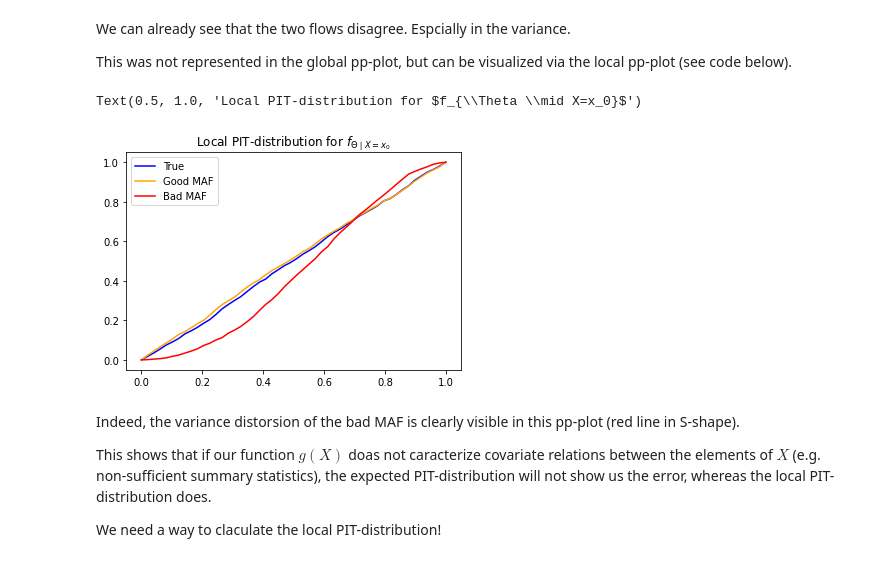
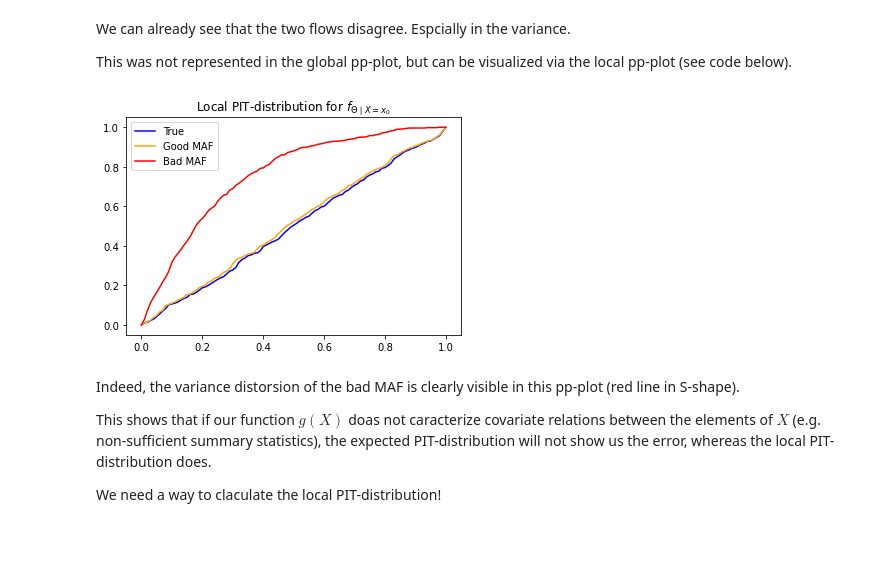
Before and after one commit to JuliaLinhart/valDiags_flows, a Jupyter notebook: PIT_for_ConditionalFlows.ipynb, the cells around one changed output. Cells and saved outputs as stored; diff of their text form; code cells hidden in the pictures.

Commit message:
regression for local PIT and amortized in alpha

```diff
--- a/PIT_for_ConditionalFlows.ipynb
+++ b/PIT_for_ConditionalFlows.ipynb
@@ -67,6 +67,7 @@ We consider a target density $\Theta\mid X \sim \mathcal{N}(X_1+X_2, 1)$ with $X
 # %%
 import numpy as np
 import matplotlib.pyplot as plt
+import pandas as pd
 import torch
 
 import torch.distributions as D
@@ -89,7 +90,14 @@ covariance = np.array([[sigma_1**2, rho*sigma_1*sigma_2],[rho*sigma_1*sigma_2, s
 x_dist = multivariate_normal(mean=mean, cov=covariance)
 
 # Samples from the conditional distribution P(Theta|X)
-n = 2_000 # nb samples
-samples_x = x_dist.rvs(n) # samples from P(X)
-samples_theta = np.array([norm(loc = x[0]+x[1], scale=1).rvs(1) for x in samples_x]) # samples from P(Theta|X)
+n = 5_000 # nb samples
+def get_joint_data(n):
+    samples_x = x_dist.rvs(n) # samples from P(X)
+    samples_theta = np.array([norm(loc = x[0]+x[1], scale=1).rvs(1) for x in samples_x]) # samples from P(Theta|X)
+    return samples_x, samples_theta
+
+samples_x, samples_theta = get_joint_data(n=n)
+
+plt.scatter(samples_x[:,0],samples_x[:,1])
+plt.show()
 # %% [output]
@@ -141,13 +152,13 @@ NB test samples:  torch.Size([200, 2])
 # %%
 # expected PIT-distribution
 cdf_flow = lambda x,context,flow: D.Normal(0,1).cdf(flow._transform(x, context=context)[0])
-Z_maf_good = np.mean([cdf_flow(theta_test, context=x, flow=maf_good).detach().numpy() for x in x_test], axis=0) # E_X[PIT(Theta, X, good]
-Z_maf_bad = np.mean([cdf_flow(theta_test, context=x, flow=maf_bad).detach().numpy() for x in x_test[:,0].reshape(-1,1)], axis=0) # E_X[PIT(Theta, X, bad]
+Z_maf_good = np.array([cdf_flow(theta_test[i][None], context=x, flow=maf_good).detach().numpy() for i,x in enumerate(x_test)]) # [PIT(Theta, X, good)]
+Z_maf_bad = np.array([cdf_flow(theta_test[i][None], context=x, flow=maf_bad).detach().numpy() for i,x in enumerate(x_test[:,0].reshape(-1,1))]) # [PIT(Theta, X, bad)]
 
 # Plot pp_plot
-alphas = np.linspace(0,1)
-z_maf_good = [np.mean(Z_maf_good[:,0] < alpha) for alpha in alphas]
-z_maf_bad = [np.mean(Z_maf_bad[:,0] < alpha) for alpha in alphas]
+alphas = np.linspace(0,0.999,101)
+z_maf_good = [np.mean(Z_maf_good[:,0] < alpha) for alpha in alphas]  # [P_X,Theta(Z < alpha)]
+z_maf_bad = [np.mean(Z_maf_bad[:,0] < alpha) for alpha in alphas]  # [P_X,Theta(Z < alpha)]
 
 plt.plot(alphas, z_true, color='blue', label='True')
 plt.plot(alphas, z_maf_good, color='orange', label='Good MAF')
@@ -163,8 +174,7 @@ Both estimators have uniform PIT-distribution, but the bad MAF is not globally c
 Indeed, the code below will show that the bad MAF is locally inconsistent, which implies also that it cannot be globally consistent.
 # %%
 # Samples from the conditional distribution Theta|X=X_0
-x_0 = x_test[0][None,:]
-n = 2_000 # nb samples
-samples_theta_x = torch.FloatTensor(norm(loc = x_0[:,0]+x_0[:,1], scale=1).rvs(2_000)).reshape(-1,1) # samples from P(Theta|X=x_0)
+x_0 = torch.FloatTensor([[0,-1]])
+samples_theta_x = torch.FloatTensor(norm(loc = x_0[:,0]+x_0[:,1], scale=1).rvs(test_size)).reshape(-1,1) # samples from P(Theta|X=x_0)
 x_0
 # %% [output]
@@ -180,26 +190,25 @@ We can already see that the two flows disagree. Espcially in the variance.
 
 This was not represented in the global pp-plot, but can be visualized via the local pp-plot (see code below).
 # %%
-# expected PIT-distribution
-Z_x = norm.cdf(samples_theta_x, loc=x_0[:,0]+x_0[:,1], scale=1) # E_X[PIT(Theta, X, f_{Theta|X})]
-Z_maf_good_x = cdf_flow(samples_theta_x, context=x_0, flow=maf_good).detach().numpy() # E_X[PIT(Theta, X=x_0, good]
-Z_maf_bad_x = cdf_flow(samples_theta_x, context=x_0[:,0], flow=maf_bad).detach().numpy() # E_X[PIT(Theta, X=x_0, bad]
+# local PIT-distribution
+Z_x = norm.cdf(samples_theta_x, loc=x_0[:,0]+x_0[:,1], scale=1) # [PIT(Theta, X, f_{Theta|X})]
+Z_maf_good_x = cdf_flow(samples_theta_x, context=x_0, flow=maf_good).detach().numpy() # [PIT(Theta, X=x_0, good]
+Z_maf_bad_x = cdf_flow(samples_theta_x, context=x_0[:,0], flow=maf_bad).detach().numpy() # [PIT(Theta, X=x_0, bad]
 
 # Plot pp_plot
-alphas = np.linspace(0,1)
-z_true_x = [np.mean(Z_x[:,0] < alpha) for alpha in alphas]
-z_maf_good_x = [np.mean(Z_maf_good_x[:,0] < alpha) for alpha in alphas]
-z_maf_bad_x = [np.mean(Z_maf_bad_x[:,0] < alpha) for alpha in alphas]
+np.linspace(0,0.999,101)
+z_true_x = [np.mean(Z_x[:,0] < alpha) for alpha in alphas]  # [P_Theta|X(Z < alpha)]
+z_maf_good_x = [np.mean(Z_maf_good_x[:,0] < alpha) for alpha in alphas]  # [P_Theta|X(Z < alpha)]
+z_maf_bad_x = [np.mean(Z_maf_bad_x[:,0] < alpha) for alpha in alphas]  # [P_Theta|X(Z < alpha)]
 
 plt.plot(alphas, z_true_x, color='blue', label='True')
 plt.plot(alphas, z_maf_good_x, color='orange', label='Good MAF')
 plt.plot(alphas, z_maf_bad_x, color='red', label='Bad MAF')
 plt.legend()
 plt.title(r'Local PIT-distribution for $f_{\Theta \mid X=x_0}$')
 plt.show()
 # %% [output]
-Text(0.5, 1.0, 'Local PIT-distribution for $f_{\\Theta \\mid X=x_0}$')
-[figure, old version]
+[figure, new version]
 # %% [markdown]
 Indeed, the variance distorsion of the bad MAF is clearly visible in this pp-plot (red line in S-shape).
 
```
Also changed, not shown: parts of 28 cells of this notebook.
